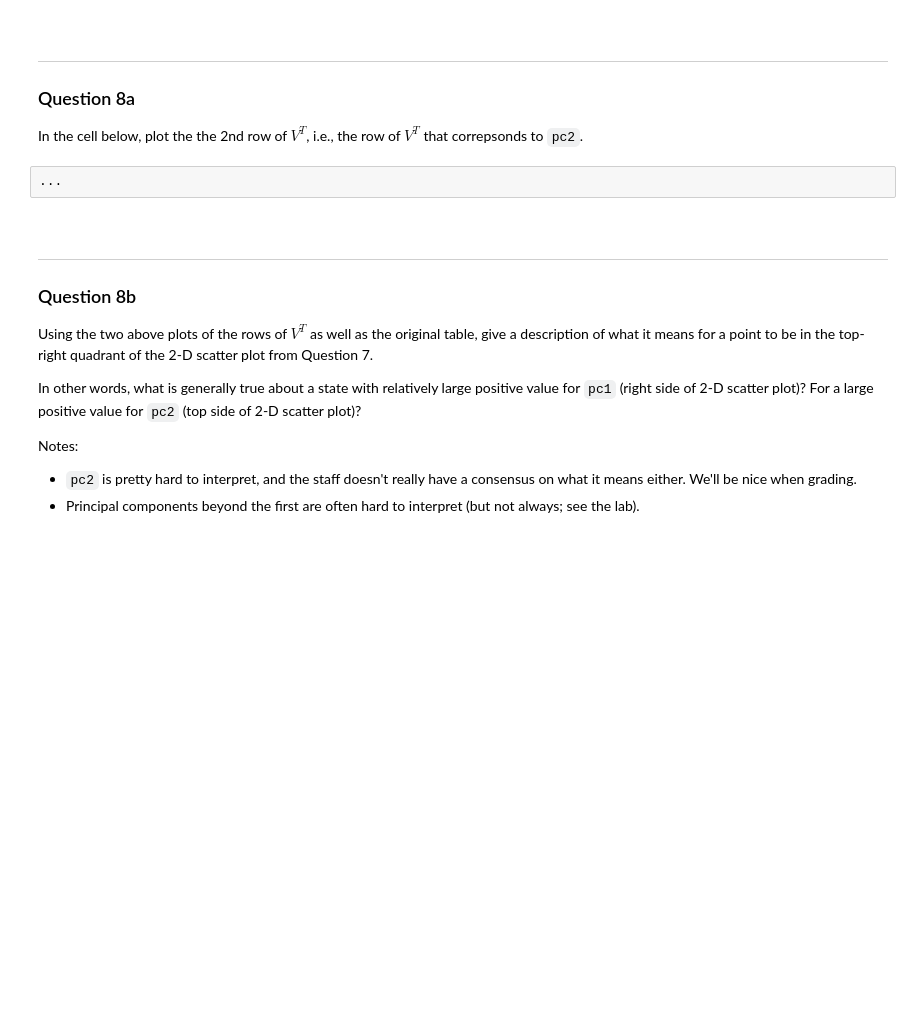
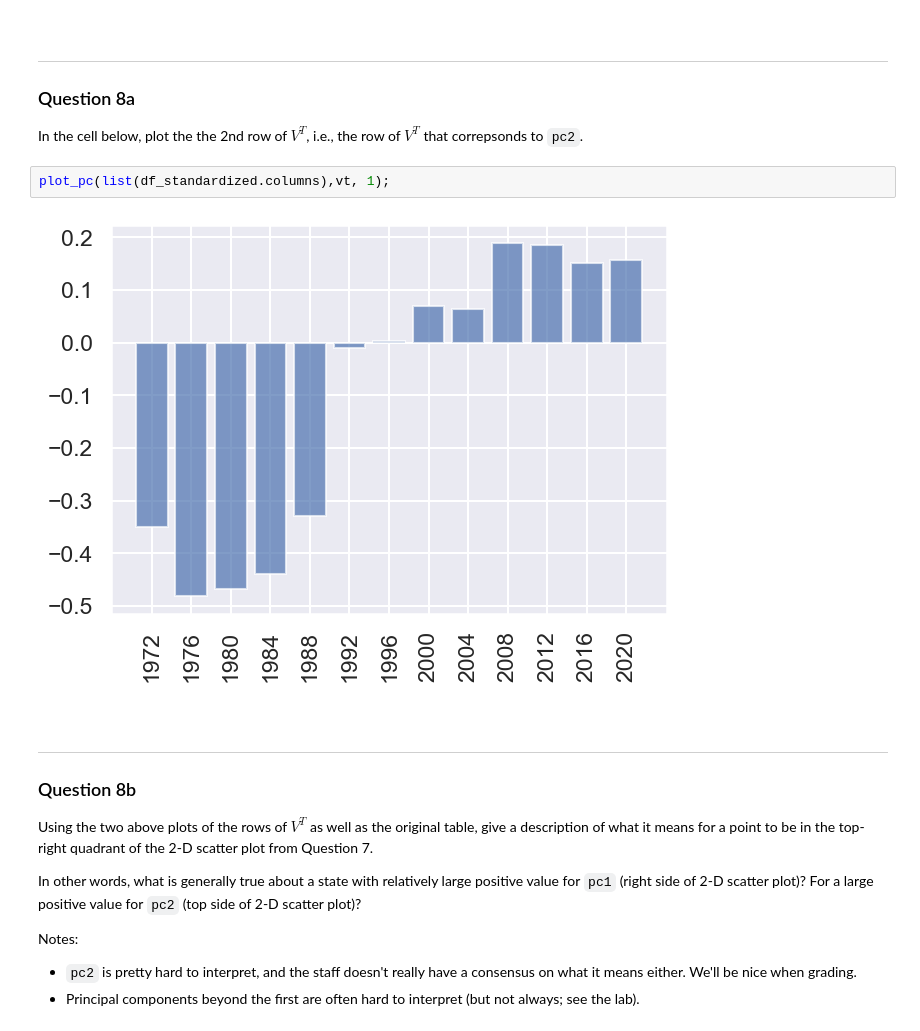
Before and after one commit to AliceRayLu/data-100-sp22, a Jupyter notebook: hw/hw07/hw07.ipynb, the cells around one changed output. Drawn from its saved outputs; the diff is of its cells as text; blank space fills up the shorter version.

```diff
--- a/hw/hw07/hw07.ipynb
+++ b/hw/hw07/hw07.ipynb
@@ -1042,7 +1116,9 @@ manual: true
 points: 1
 -->
 # %%
-...
+plot_pc(list(df_standardized.columns),vt, 1);
+# %% [output]
+[figure, added]
 # %% [markdown]
 <!-- END QUESTION -->
 
```
Also changed, not shown: parts of 13 cells of this notebook.
